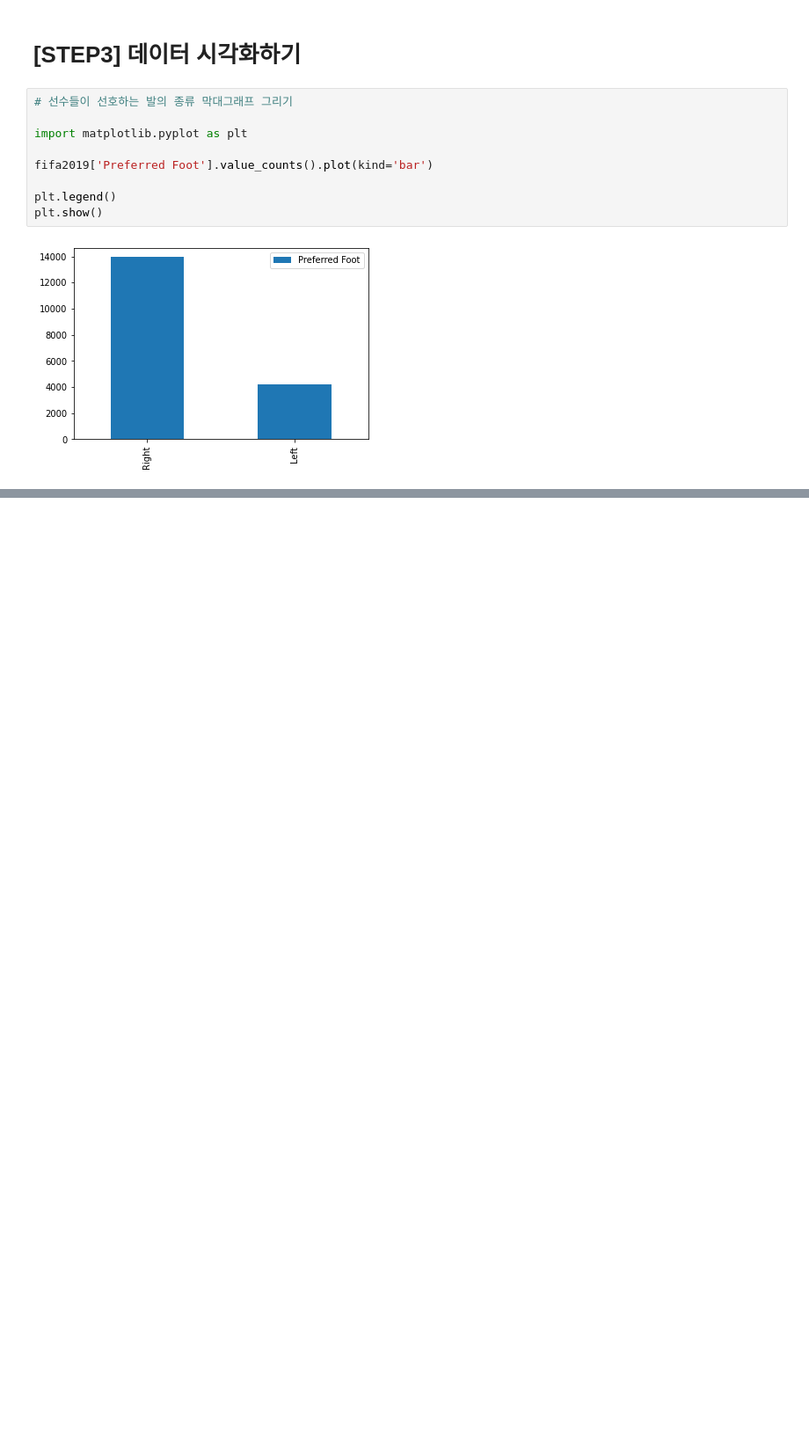
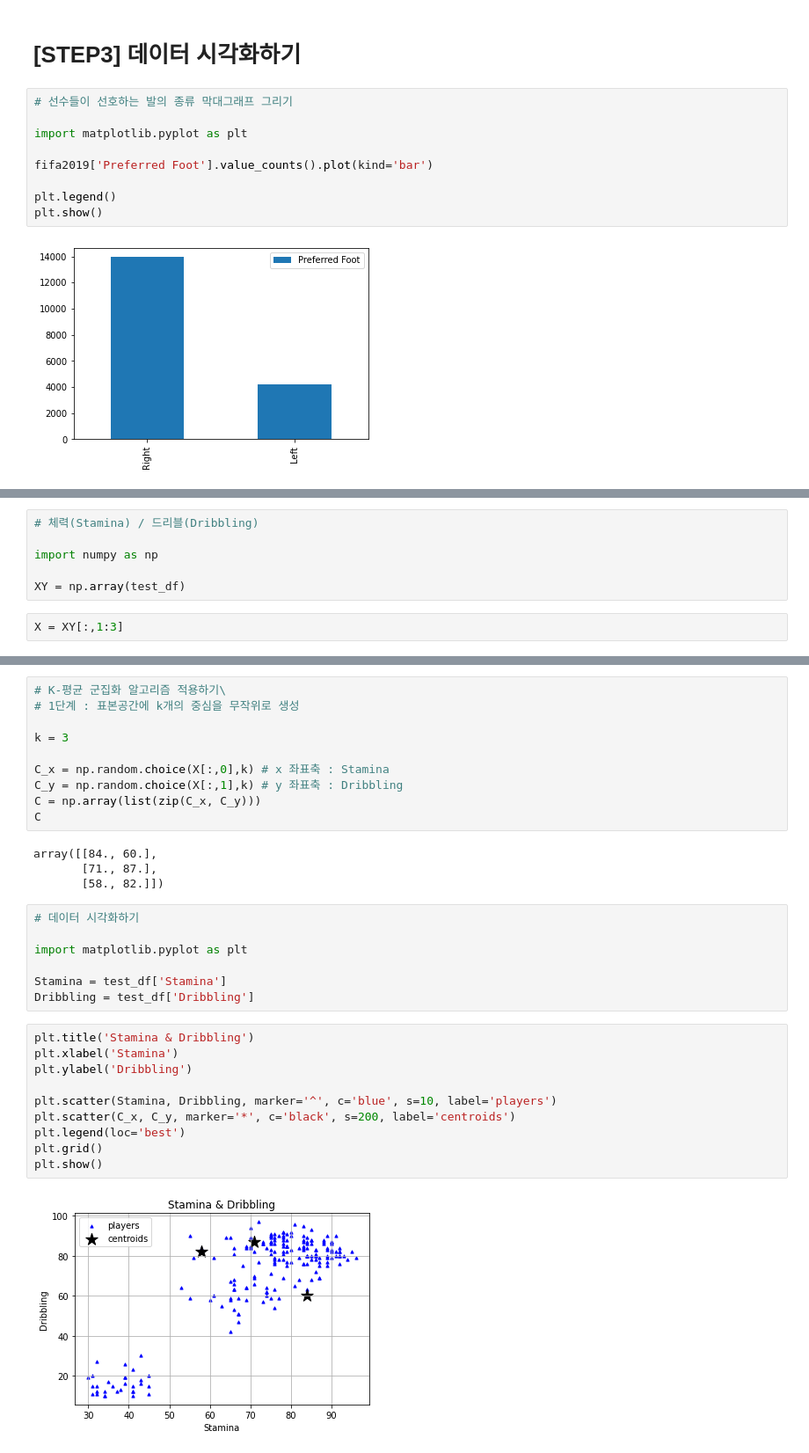
Before and after one commit to bmt0106/bmt_python, a Jupyter notebook: 수학_기계학습2.ipynb, the cells around one changed output, grey strips where cells are left out. Shown: that part at 88% size. Cells and saved outputs as stored; diff of their text form; blank space fills up the shorter version.

```diff
--- a/수학_기계학습2.ipynb
+++ b/수학_기계학습2.ipynb
@@ -160,0 +237,8 @@ plt.show()
+# %%
+# 체력(Stamina) / 드리블(Dribbling)
+
+import numpy as np
+
+XY = np.array(test_df)
+# %%
+X = XY[:,1:3]
@@ -160,0 +265,33 @@ plt.show()
+# %%
+# K-평균 군집화 알고리즘 적용하기\
+# 1단계 : 표본공간에 k개의 중심을 무작위로 생성
+
+k = 3
+
+C_x = np.random.choice(X[:,0],k) # x 좌표축 : Stamina
+C_y = np.random.choice(X[:,1],k) # y 좌표축 : Dribbling
+C = np.array(list(zip(C_x, C_y)))
+C
+# %% [output]
+array([[84., 60.],
+       [71., 87.],
+       [58., 82.]])
+# %%
+# 데이터 시각화하기
+
+import matplotlib.pyplot as plt
+
+Stamina = test_df['Stamina']
+Dribbling = test_df['Dribbling']
+# %%
+plt.title('Stamina & Dribbling')
+plt.xlabel('Stamina')
+plt.ylabel('Dribbling')
+
+plt.scatter(Stamina, Dribbling, marker='^', c='blue', s=10, label='players')
+plt.scatter(C_x, C_y, marker='*', c='black', s=200, label='centroids')
+plt.legend(loc='best')
+plt.grid()
+plt.show()
+# %% [output]
+[figure, added]
```
Also changed, not shown: parts of 14 cells of this notebook.
